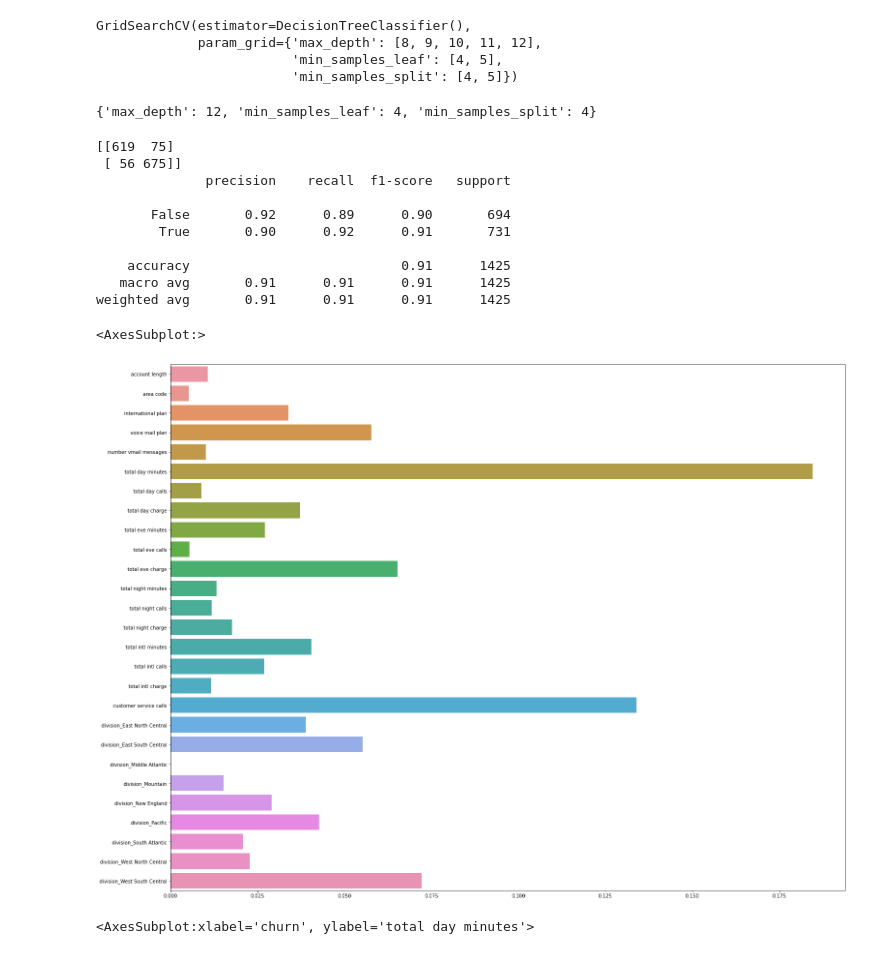
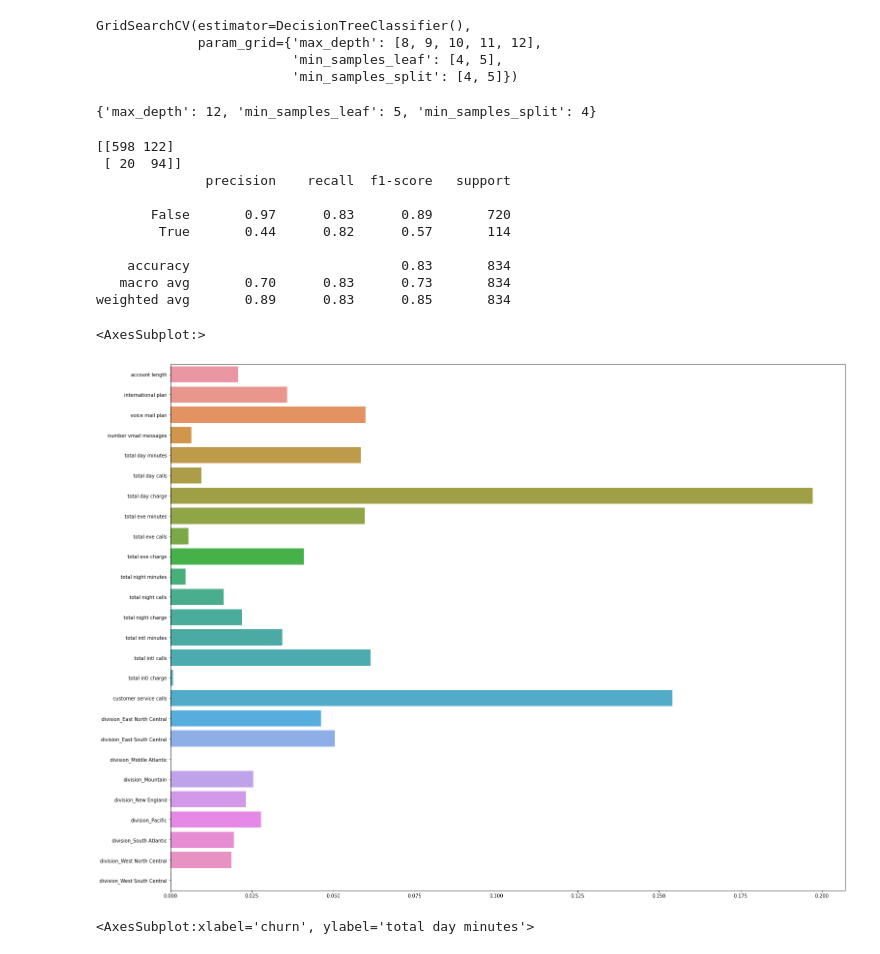
Before and after one commit to dodgy719/phase3project, a Jupyter notebook: modelling.ipynb, the cells around one changed output. Saved outputs shown, nothing was run; the diff lists cells and outputs as text; code cells hidden in the pictures.

```diff
--- a/modelling.ipynb
+++ b/modelling.ipynb
@@ -230,6 +298,6 @@ Successfully installed imbalanced-learn-0.7.0 imblearn-0.0
 from imblearn.over_sampling import SMOTE
 # %%
 sm = SMOTE(random_state= 42)
-# %%
-X_resampled, y_resampled = sm.fit_resample(X, y)
+# %%
+X_resampled_train, y_resampled_train = sm.fit_resample(X_train, y_train)
 # %%
@@ -240,6 +308,4 @@ False    2850
 Name: churn, dtype: int64
-# %%
-X_resampled_train, X_resampled_test, y_resampled_train, y_resampled_test = train_test_split(X_resampled, y_resampled)
 # %%
 dtree_resampled = DecisionTreeClassifier()
 # %%
@@ -278,28 +344,28 @@ GridSearchCV(estimator=DecisionTreeClassifier(),
 # %%
 dtree_resampled_grid.best_params_
 # %% [output]
-{'max_depth': 12, 'min_samples_leaf': 4, 'min_samples_split': 4}
+{'max_depth': 12, 'min_samples_leaf': 5, 'min_samples_split': 4}
 # %%
-print(confusion_matrix(y_resampled_test, dtree_resampled_grid.predict(X_resampled_test)))
-print(classification_report(y_resampled_test, dtree_resampled_grid.predict(X_resampled_test)))
+print(confusion_matrix(y_test, dtree_resampled_grid.predict(X_test)))
+print(classification_report(y_test, dtree_resampled_grid.predict(X_test)))
 # %% [output]
-[[619  75]
- [ 56 675]]
+[[598 122]
+ [ 20  94]]
               precision    recall  f1-score   support
 
-       False       0.92      0.89      0.90       694
-        True       0.90      0.92      0.91       731
+       False       0.97      0.83      0.89       720
+        True       0.44      0.82      0.57       114
 
-    accuracy                           0.91      1425
-   macro avg       0.91      0.91      0.91      1425
-weighted avg       0.91      0.91      0.91      1425
+    accuracy                           0.83       834
+   macro avg       0.70      0.83      0.73       834
+weighted avg       0.89      0.83      0.85       834
 # %%
 plt.figure(figsize=(25,20))
 sns.barplot(x = dtree_resampled_grid.best_estimator_.feature_importances_,
-            y = X_resampled.columns)
+            y = X_resampled_train.columns)
 # %% [output]
 <AxesSubplot:>
-[figure, old version]
+[figure, new version]
 # %%
 sns.barplot(y = 'total day minutes', x = 'churn', data = df.groupby(by='churn').agg('mean').reset_index())
 # %% [output]
```
Also changed, not shown: parts of 23 cells of this notebook, 4 other files.
